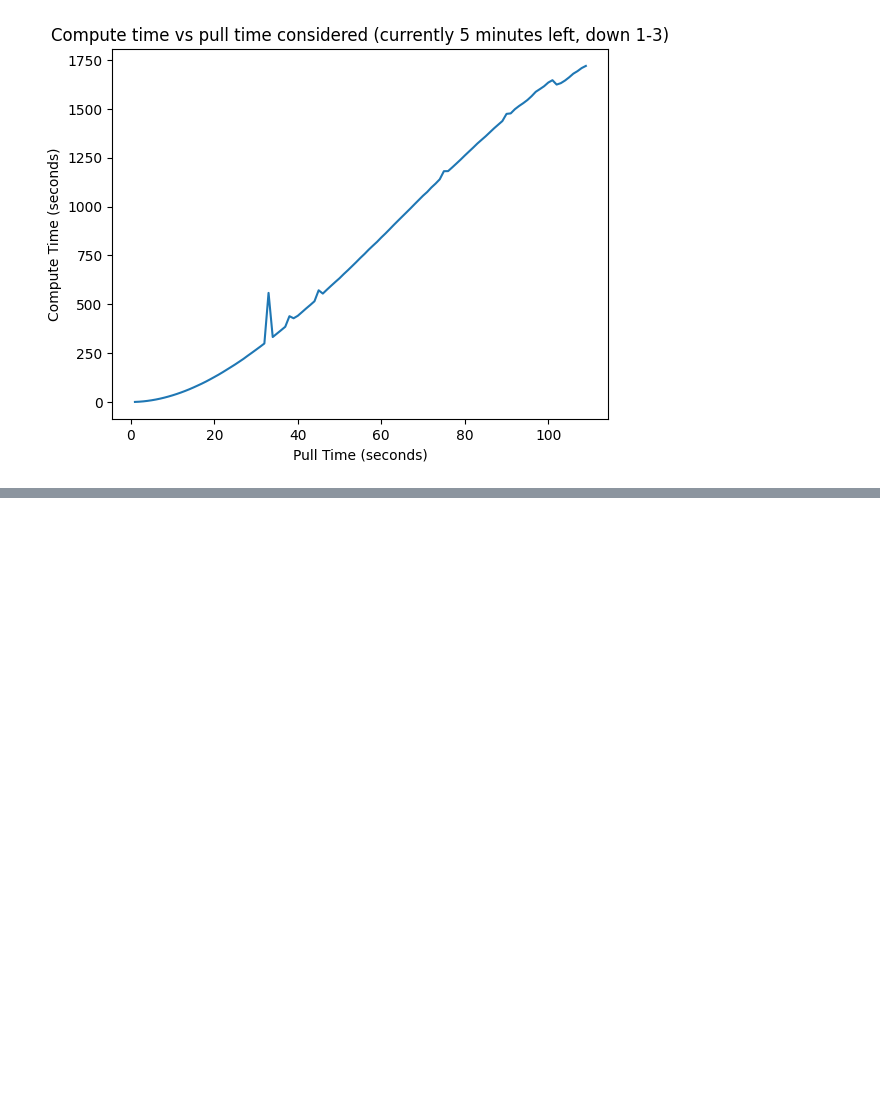
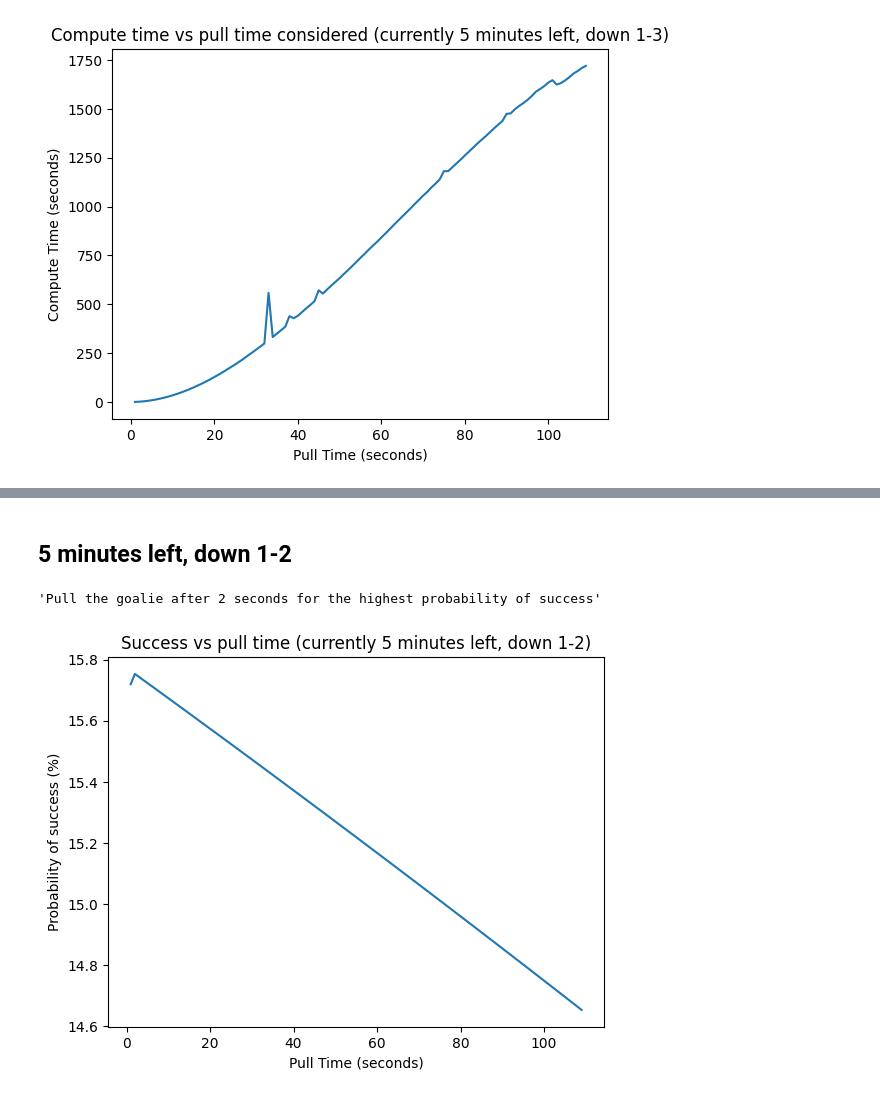
Before and after one commit to ryan-moreno/CS524-project, a Jupyter notebook: optimization/visualize_results.ipynb, the cells around one changed output, grey strips where cells are left out. Drawn from its saved outputs; the diff is of its cells as text; code cells hidden in the pictures; blank space fills up the shorter version.

```diff
--- a/optimization/visualize_results.ipynb
+++ b/optimization/visualize_results.ipynb
@@ -33,0 +67,28 @@ Text(0.5, 1.0, 'Compute time vs pull time considered (currently 5 minutes left,
+# %% [markdown]
+## 5 minutes left, down 1-2
+# %%
+decisions_df = pkl.load(
+    open(
+        "results/partial_results_5min_1to2_brute_force.pkl",
+        "rb",
+    )
+)
+
+# Plot pull time vs probability of success
+plt.plot(decisions_df["pull_time"], decisions_df["prob_success"])
+# label x axis
+plt.xlabel("Pull Time (seconds)")
+plt.ylabel("Probability of success (%)")
+plt.title("Success vs pull time (currently 5 minutes left, down 1-2)")
+
+# Find the pull time with the highest probability
+max_prob = decisions_df["prob_success"].max()
+best_pull_time = decisions_df[decisions_df["prob_success"] == max_prob][
+    "pull_time"
+].values[0]
+display(
+    f"Pull the goalie after {best_pull_time} seconds for the highest probability of success"
+)
+# %% [output]
+'Pull the goalie after 2 seconds for the highest probability of success'
+[figure, added]
```
Also changed, not shown: parts of 6 cells of this notebook, 2 other files.
